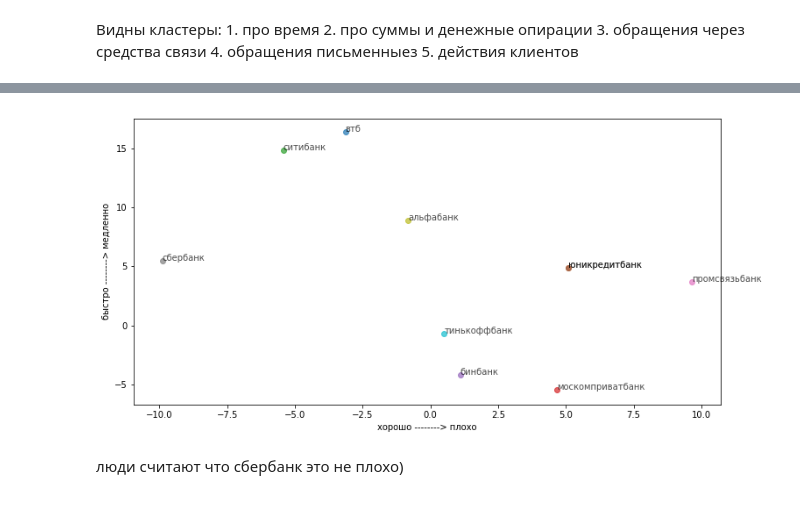
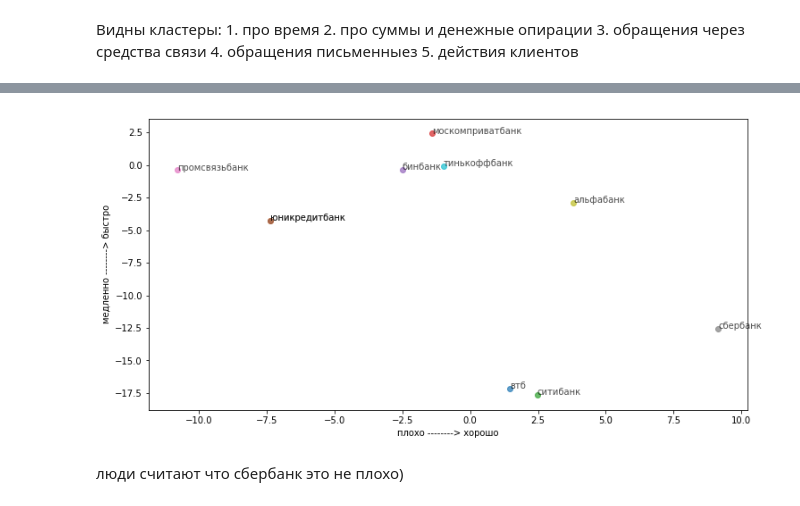
Before and after one commit to mikheev-anton/netology_hw, a Jupyter notebook: NLP/5.4/HW2_banki_sent-vocab.ipynb, the cells around one changed output, grey strips where cells are left out. Drawn from its saved outputs; the diff is of its cells as text; code cells hidden in the pictures.

```diff
--- a/NLP/5.4/HW2_banki_sent-vocab.ipynb
+++ b/NLP/5.4/HW2_banki_sent-vocab.ipynb
@@ -262,21 +262,21 @@ plt.savefig('w2v_clusters.png', dpi=200) #save figure as ward_clusters
 # %%
-x2, x1 = ['хорошо','плохо']
-y2, y1 = ['быстро','медленно']
+x2, x1 = ['плохо', 'хорошо']
+y2, y1 = ['медленно', 'быстро']
 x_label = "%s --------> %s" % (x2, x1)
 y_label = "%s --------> %s" % (y2, y1)
 fig = plt.figure(figsize=(12,6))
 ax = fig.add_subplot(1,1,1)
 banks = "втб юникредитбанк ситибанк москомприватбанк бинбанк юникредитбанк промсвязьбанк сбербанк альфабанк тинькоффбанк".split()
 for bank in banks:
     x = model[bank].dot(model[x2] - model[x1])
     y = model[bank].dot(model[y2] - model[y1])
     ax.scatter(x, y, alpha=0.7)
     ax.text(x, y, bank, alpha=0.7)
 ax.set_xlabel(x_label)
 ax.set_ylabel(y_label)
 plt.show()
 # %% [output]
-[figure, old version]
+[figure, new version]
 # %% [markdown]
 люди считают что сбербанк это не плохо)
 # %% [markdown]
```
Also changed, not shown: parts of 10 cells of this notebook.
